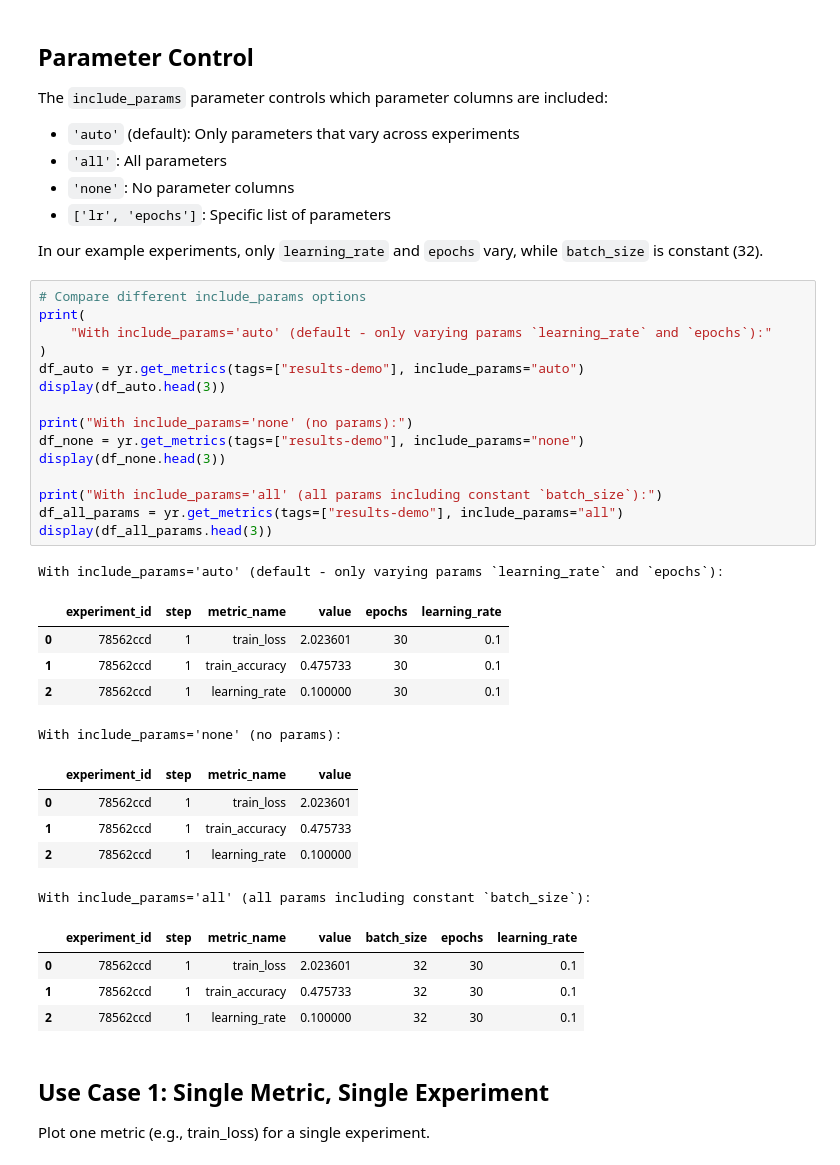
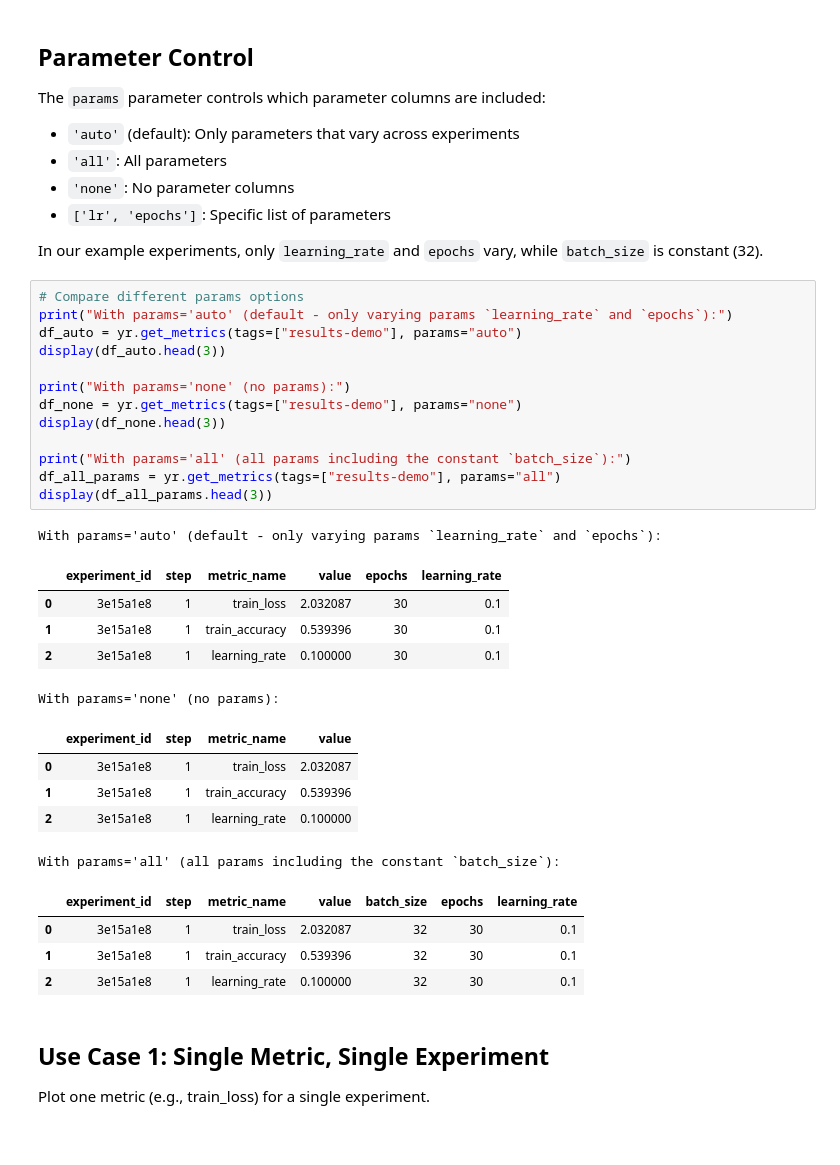
Before and after one commit to rueckstiess/yanex, a Jupyter notebook: examples/results-api/03_metrics_visualization.ipynb, the cells around one changed output. Cells and saved outputs as stored; diff of their text form.

```diff
--- a/examples/results-api/03_metrics_visualization.ipynb
+++ b/examples/results-api/03_metrics_visualization.ipynb
@@ -60,7 +58,7 @@ Loaded 12 experiments, with the following parameter variations:
 # %% [markdown]
 ## Parameter Control
 
-The `include_params` parameter controls which parameter columns are included:
+The `params` parameter controls which parameter columns are included:
 - `'auto'` (default): Only parameters that vary across experiments
 - `'all'`: All parameters
 - `'none'`: No parameter columns
@@ -68,36 +66,34 @@ The `include_params` parameter controls which parameter columns are included:
 
 In our example experiments, only `learning_rate` and `epochs` vary, while `batch_size` is constant (32).
 # %%
-# Compare different include_params options
-print(
-    "With include_params='auto' (default - only varying params `learning_rate` and `epochs`):"
-)
-df_auto = yr.get_metrics(tags=["results-demo"], include_params="auto")
+# Compare different params options
+print("With params='auto' (default - only varying params `learning_rate` and `epochs`):")
+df_auto = yr.get_metrics(tags=["results-demo"], params="auto")
 display(df_auto.head(3))
 
-print("With include_params='none' (no params):")
-df_none = yr.get_metrics(tags=["results-demo"], include_params="none")
+print("With params='none' (no params):")
+df_none = yr.get_metrics(tags=["results-demo"], params="none")
 display(df_none.head(3))
 
-print("With include_params='all' (all params including constant `batch_size`):")
-df_all_params = yr.get_metrics(tags=["results-demo"], include_params="all")
+print("With params='all' (all params including the constant `batch_size`):")
+df_all_params = yr.get_metrics(tags=["results-demo"], params="all")
 display(df_all_params.head(3))
 # %% [output]
-With include_params='auto' (default - only varying params `learning_rate` and `epochs`):
+With params='auto' (default - only varying params `learning_rate` and `epochs`):
 |  | experiment_id | step | metric_name | value | epochs | learning_rate |
-| 0 | 78562ccd | 1 | train_loss | 2.023601 | 30 | 0.1 |
-| 1 | 78562ccd | 1 | train_accuracy | 0.475733 | 30 | 0.1 |
-| 2 | 78562ccd | 1 | learning_rate | 0.100000 | 30 | 0.1 |
+| 0 | 3e15a1e8 | 1 | train_loss | 2.032087 | 30 | 0.1 |
+| 1 | 3e15a1e8 | 1 | train_accuracy | 0.539396 | 30 | 0.1 |
+| 2 | 3e15a1e8 | 1 | learning_rate | 0.100000 | 30 | 0.1 |
-With include_params='none' (no params):
+With params='none' (no params):
 |  | experiment_id | step | metric_name | value |
-| 0 | 78562ccd | 1 | train_loss | 2.023601 |
-| 1 | 78562ccd | 1 | train_accuracy | 0.475733 |
-| 2 | 78562ccd | 1 | learning_rate | 0.100000 |
+| 0 | 3e15a1e8 | 1 | train_loss | 2.032087 |
+| 1 | 3e15a1e8 | 1 | train_accuracy | 0.539396 |
+| 2 | 3e15a1e8 | 1 | learning_rate | 0.100000 |
-With include_params='all' (all params including constant `batch_size`):
+With params='all' (all params including the constant `batch_size`):
 |  | experiment_id | step | metric_name | value | batch_size | epochs | learning_rate |
-| 0 | 78562ccd | 1 | train_loss | 2.023601 | 32 | 30 | 0.1 |
-| 1 | 78562ccd | 1 | train_accuracy | 0.475733 | 32 | 30 | 0.1 |
-| 2 | 78562ccd | 1 | learning_rate | 0.100000 | 32 | 30 | 0.1 |
+| 0 | 3e15a1e8 | 1 | train_loss | 2.032087 | 32 | 30 | 0.1 |
+| 1 | 3e15a1e8 | 1 | train_accuracy | 0.539396 | 32 | 30 | 0.1 |
+| 2 | 3e15a1e8 | 1 | learning_rate | 0.100000 | 32 | 30 | 0.1 |
 # %% [markdown]
 ## Use Case 1: Single Metric, Single Experiment
 
```
Also changed, not shown: parts of 11 cells of this notebook, 3 other files.
